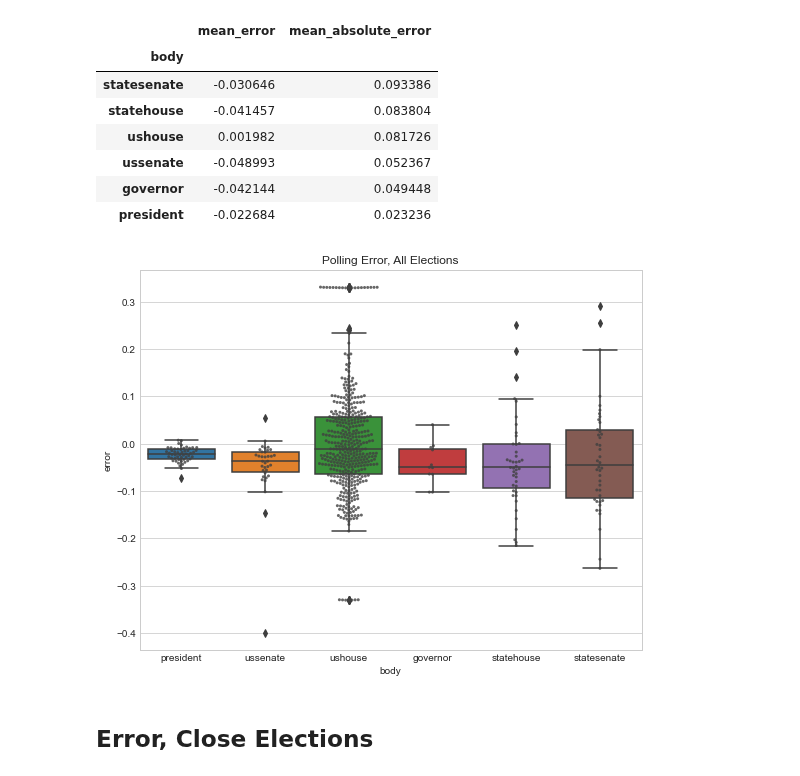
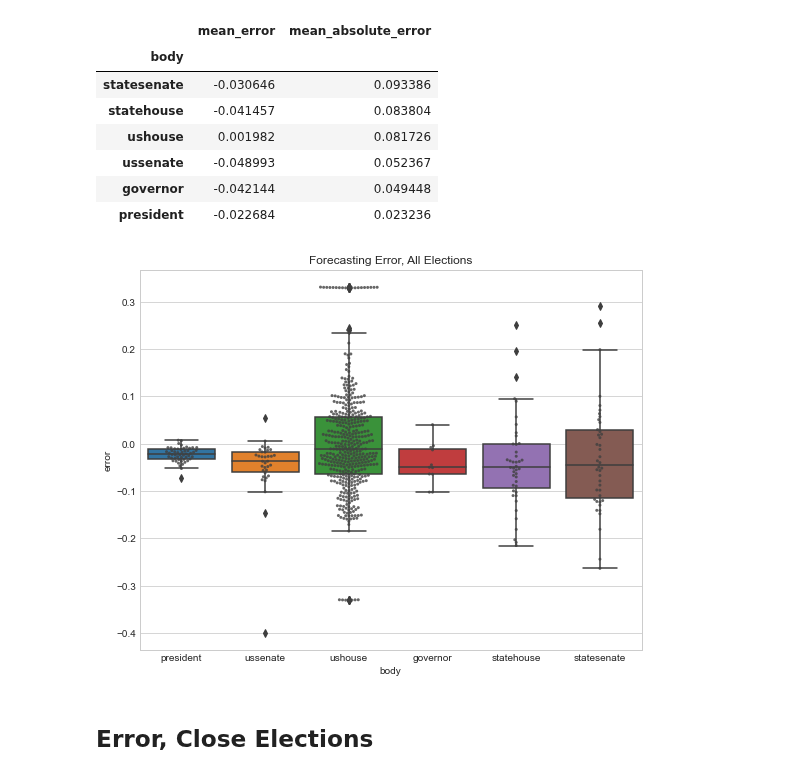
Before and after one commit to psthomas/elections-meta, a Jupyter notebook: evaluate.ipynb, the cells around one changed output. Cells and saved outputs as stored; diff of their text form; code cells hidden in the pictures.

Commit message:
Forecasting error, not polling

```diff
--- a/evaluate.ipynb
+++ b/evaluate.ipynb
@@ -230,13 +230,13 @@ all_error
 | president | -0.022684 | 0.023236 |
 # %%
 fig, ax = plt.subplots(figsize=(9, 7))
-ax.set_title('Polling Error, All Elections')
+ax.set_title('Forecasting Error, All Elections')
 sns.boxplot(data=projected, x='body', y='error', ax=ax)
 sns.swarmplot(data=projected, x='body', y='error', color=".25", size=3, alpha=0.8, ax=ax)
 plt.savefig(out_str.format('all_error.png', bbox_inches='tight'))
 plt.show()
 # %% [output]
-[figure, old version]
+[figure, new version]
 # %% [markdown]
 ## Error, Close Elections
 # %%
```
Also changed, not shown: parts of 3 cells of this notebook, 4 other files.
